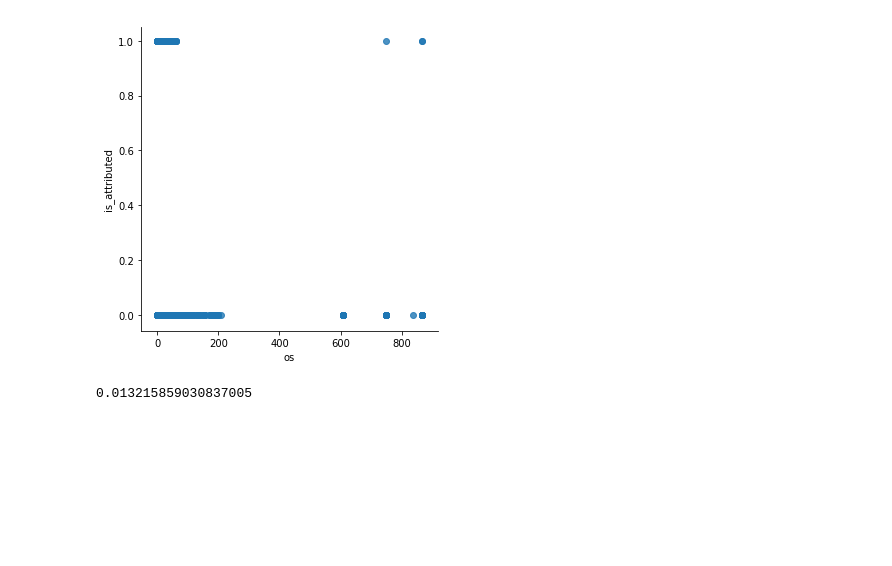
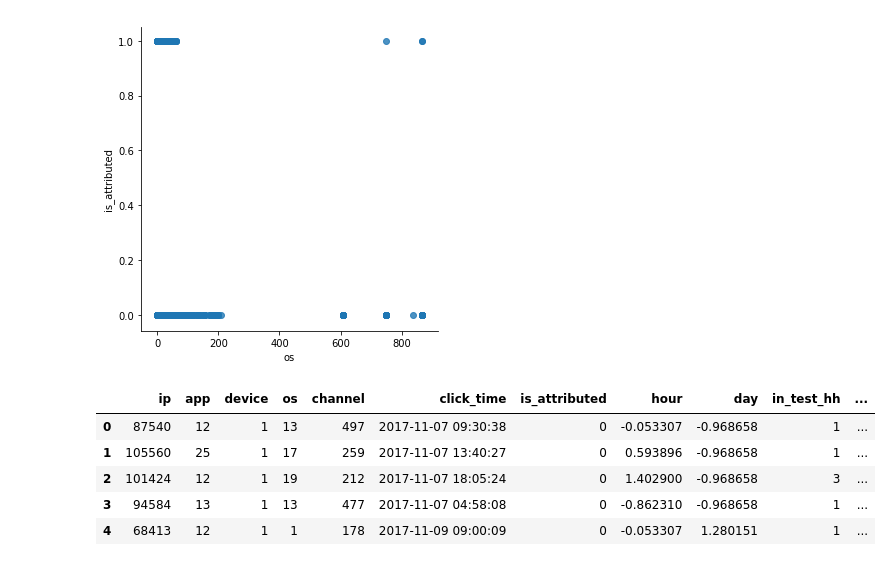
Before and after one commit to branislav1991/FraudDetect, a Jupyter notebook: inspect_data.ipynb, the cells around one changed output. Cells and saved outputs as stored; diff of their text form; code cells hidden in the pictures; blank space fills up the shorter version.

```diff
--- a/inspect_data.ipynb
+++ b/inspect_data.ipynb
@@ -76,11 +76,16 @@ gp = data[['ip', 'device', 'hour', 'channel']].groupby(by=['ip', 'device', 'hour
 data = data.merge(gp, on=['ip','device','hour'], how='left')
 data['nip_hh_dev'] = data['nip_hh_dev'].astype('uint32')
 del gp
-# %%
-data['large_app'] = (data['app'] > 200).astype('uint8')
-data['large_device'] = (data['device'] > 500).astype('uint8')
-data['large_os'] = (data['os'] > 100).astype('uint8')
-# %%
-data[data.is_attributed == 1]['large_os'].mean()
-# %% [output]
-0.013215859030837005
+# %%
+zscore = lambda x: (x - x.mean()) / x.std()
+data['hour'] = data.groupby('is_attributed')['hour'].transform(zscore)
+data['day'] = data.groupby('is_attributed')['day'].transform(zscore)
+# %%
+data.head()
+# %% [output]
+|  | ip | app | device | os | channel | click_time | is_attributed | hour | day | in_test_hh | ... |
+| 0 | 87540 | 12 | 1 | 13 | 497 | 2017-11-07 09:30:38 | 0 | -0.053307 | -0.968658 | 1 | ... |
+| 1 | 105560 | 25 | 1 | 17 | 259 | 2017-11-07 13:40:27 | 0 | 0.593896 | -0.968658 | 1 | ... |
+| 2 | 101424 | 12 | 1 | 19 | 212 | 2017-11-07 18:05:24 | 0 | 1.402900 | -0.968658 | 3 | ... |
+| 3 | 94584 | 13 | 1 | 13 | 477 | 2017-11-07 04:58:08 | 0 | -0.862310 | -0.968658 | 1 | ... |
+| 4 | 68413 | 12 | 1 | 1 | 178 | 2017-11-09 09:00:09 | 0 | -0.053307 | 1.280151 | 1 | ... |
```
Also changed, not shown: parts of 3 cells of this notebook, 1 other file.
